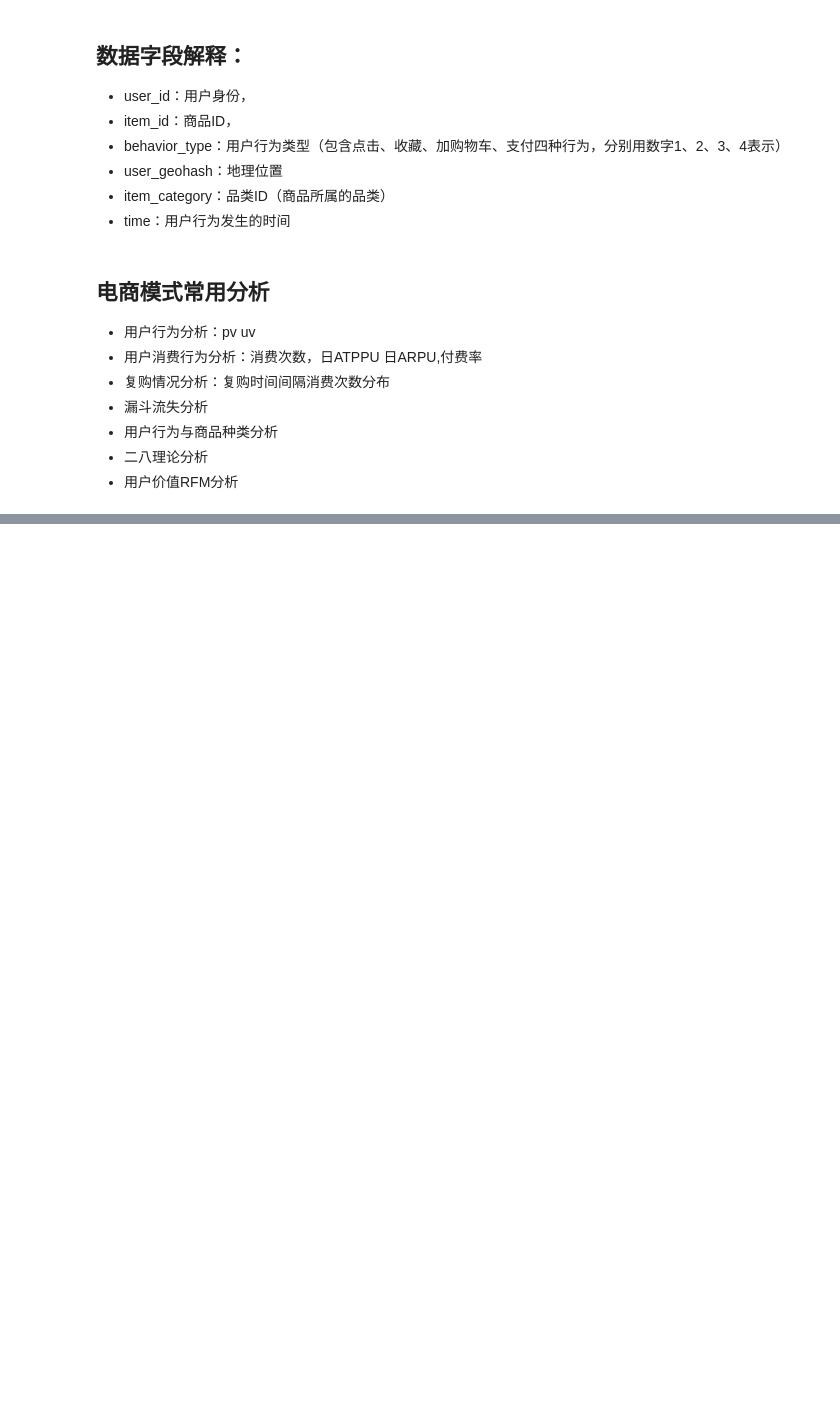
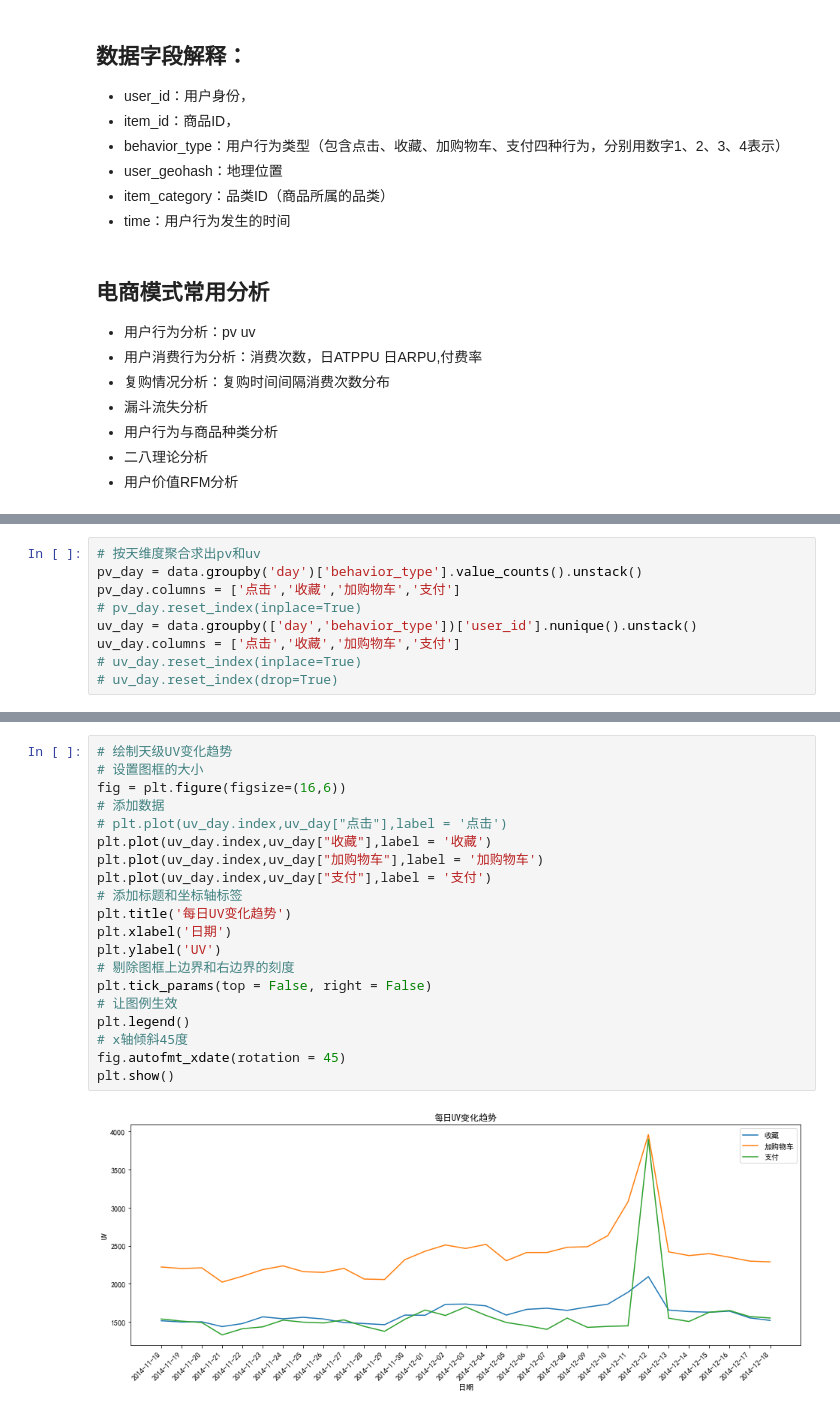
Before and after one commit to renjel/kesci, a Jupyter notebook: User Behavior Data on Taobao App/Untitled.ipynb, the cells around one changed output, grey strips where cells are left out. Drawn from its saved outputs; the diff is of its cells as text; blank space fills up the shorter version.

```diff
--- a/User Behavior Data on Taobao App/Untitled.ipynb
+++ b/User Behavior Data on Taobao App/Untitled.ipynb
@@ -199,0 +57,9 @@ pv_day
+# %%
+# 按天维度聚合求出pv和uv
+pv_day = data.groupby('day')['behavior_type'].value_counts().unstack()
+pv_day.columns = ['点击','收藏','加购物车','支付']
+# pv_day.reset_index(inplace=True)
+uv_day = data.groupby(['day','behavior_type'])['user_id'].nunique().unstack()
+uv_day.columns = ['点击','收藏','加购物车','支付']
+# uv_day.reset_index(inplace=True)
+# uv_day.reset_index(drop=True)
@@ -199,0 +111,22 @@ pv_day
+# %%
+# 绘制天级UV变化趋势
+# 设置图框的大小
+fig = plt.figure(figsize=(16,6))
+# 添加数据
+# plt.plot(uv_day.index,uv_day["点击"],label = '点击')
+plt.plot(uv_day.index,uv_day["收藏"],label = '收藏')
+plt.plot(uv_day.index,uv_day["加购物车"],label = '加购物车')
+plt.plot(uv_day.index,uv_day["支付"],label = '支付')
+# 添加标题和坐标轴标签
+plt.title('每日UV变化趋势')
+plt.xlabel('日期')
+plt.ylabel('UV')
+# 剔除图框上边界和右边界的刻度
+plt.tick_params(top = False, right = False)
+# 让图例生效
+plt.legend()
+# x轴倾斜45度
+fig.autofmt_xdate(rotation = 45)
+plt.show()
+# %% [output]
+[figure, added]
```
Also changed, not shown: parts of 30 cells of this notebook.
